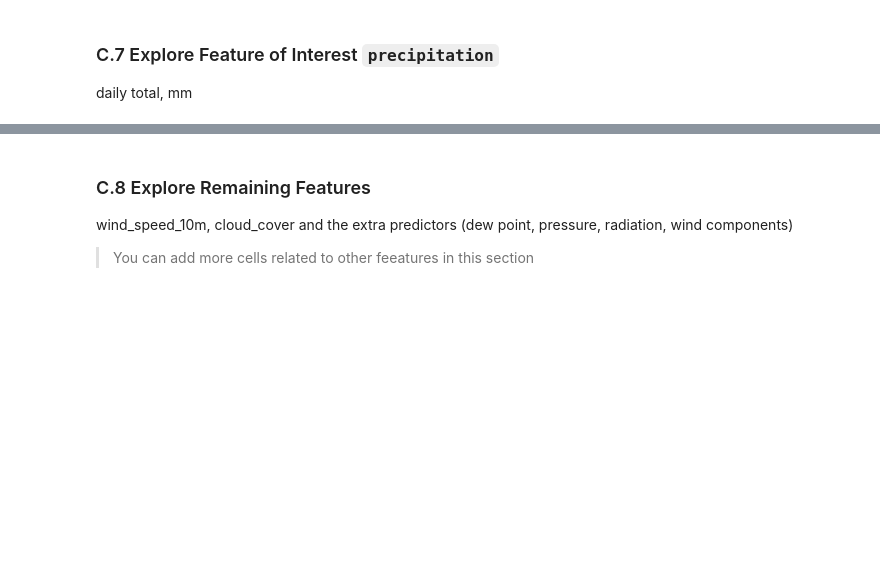
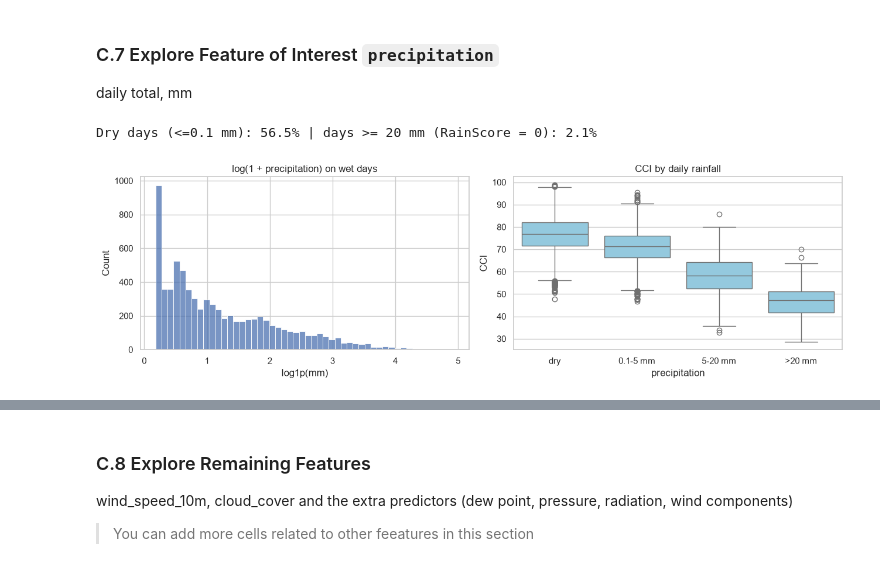
Before and after one commit to Arshh-Mansuri/36120-26SP-AT2-25522436-experiments, a Jupyter notebook: notebooks/comfort_climate/36120-26SP-AT2-25522436-comfort_climate-experiment-1.ipynb, the cells around one changed output, grey strips where cells are left out. Drawn from its saved outputs; the diff is of its cells as text; code cells hidden in the pictures; blank space fills up the shorter version.

```diff
--- a/notebooks/comfort_climate/36120-26SP-AT2-25522436-comfort_climate-experiment-1.ipynb
+++ b/notebooks/comfort_climate/36120-26SP-AT2-25522436-comfort_climate-experiment-1.ipynb
@@ -167,5 +338,19 @@ print_tile(size="h3", key='feature_2_insights', value=feature_2_insights)
 ### C.7 Explore Feature of Interest `precipitation`
 
 daily total, mm
+# %%
+# <Student to fill this section>
+precip = daily_df["precipitation"]
+wet = precip > 0.1
+print(f"Dry days (<=0.1 mm): {(~wet).mean():.1%} | days >= 20 mm (RainScore = 0): {(precip >= 20).mean():.1%}")
+fig, axes = plt.subplots(1, 2, figsize=(13, 4))
+sns.histplot(np.log1p(precip[wet]), bins=50, ax=axes[0]); axes[0].set(title="log(1 + precipitation) on wet days", xlabel="log1p(mm)")
+sns.boxplot(x=pd.cut(precip, [-0.01, 0.1, 5, 20, 1000], labels=["dry", "0.1-5 mm", "5-20 mm", ">20 mm"]),
+            y=daily_df["cci"], ax=axes[1], color="skyblue")
+axes[1].set(title="CCI by daily rainfall", xlabel="precipitation", ylabel="CCI")
+plt.tight_layout(); fig.savefig(FIGURES_DIR / "cci_precipitation.png", dpi=120); plt.show()
+# %% [output]
+Dry days (<=0.1 mm): 56.5% | days >= 20 mm (RainScore = 0): 2.1%
+[figure, added]
 # %%
 # <Student to fill this section>
```
Also changed, not shown: parts of 111 cells of this notebook, 34 other files.
